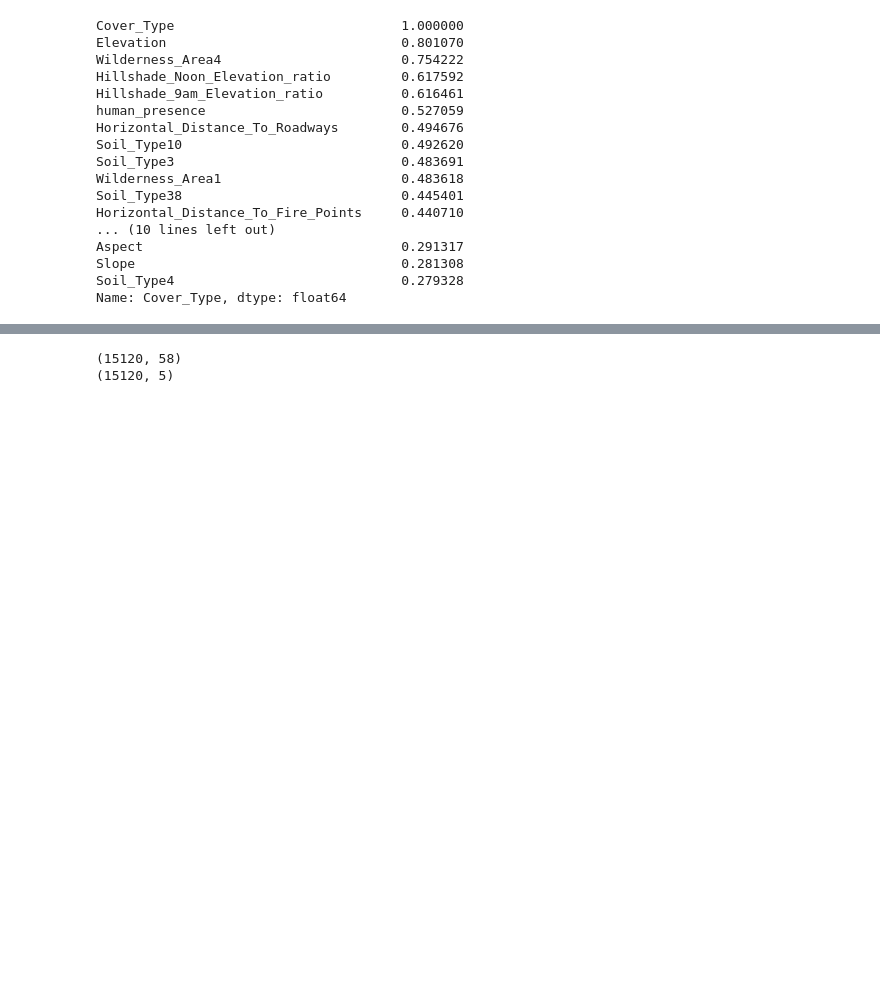
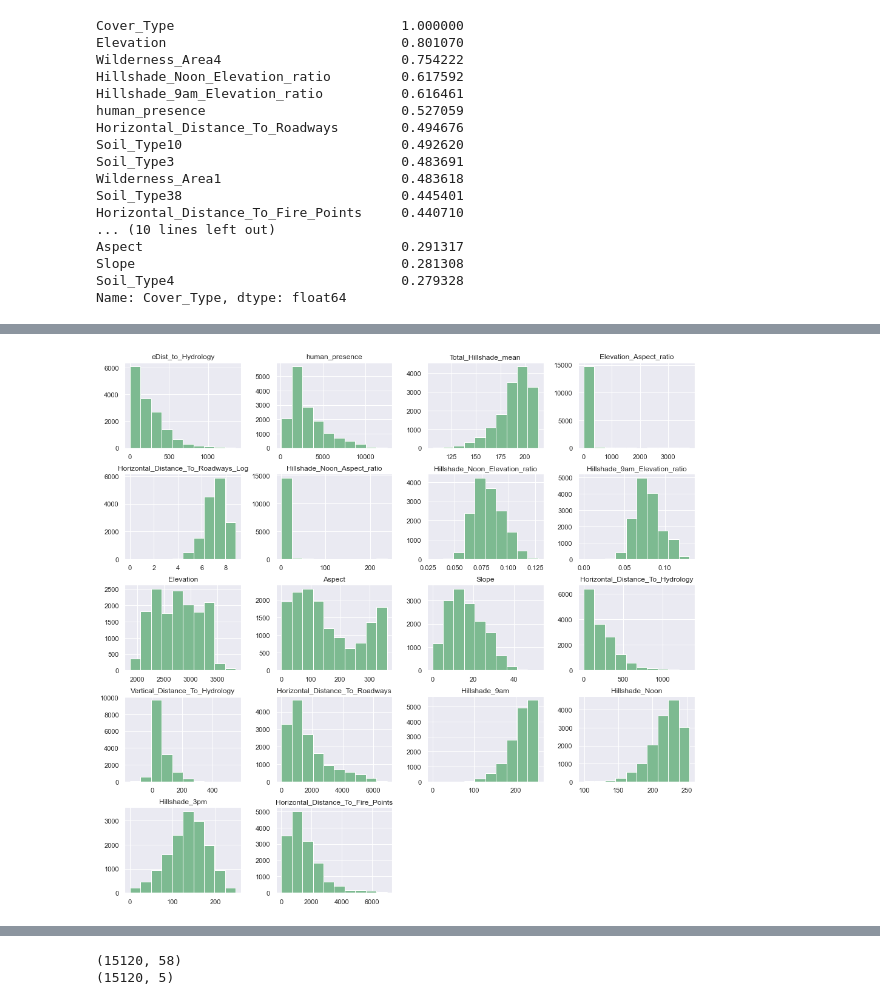
Before and after one commit to irene-glez/Forest_Cover_Prediction, a Jupyter notebook: src/notebooks/2.feature_engineering.ipynb, the cells around one changed output, grey strips where cells are left out. Drawn from its saved outputs; the diff is of its cells as text; code cells hidden in the pictures; blank space fills up the shorter version.

```diff
--- a/src/notebooks/2.feature_engineering.ipynb
+++ b/src/notebooks/2.feature_engineering.ipynb
@@ -197,0 +207,13 @@ train = pd.read_csv('../data/train_newfeats.csv')
+# %%
+cont_1 = train.iloc[:, 51:]
+cont_2 = train.iloc[:, 0:10]
+
+frames = [cont_1, cont_2]
+
+cont = pd.concat(frames, axis= 1)
+# %%
+sns.set_theme(rc = {'figure.figsize':(15,15)}, palette='crest')
+
+cont.hist(figsize=(15,15));
+# %% [output]
+[figure, added]
```
Also changed, not shown: parts of 22 cells of this notebook, 5 other files.
